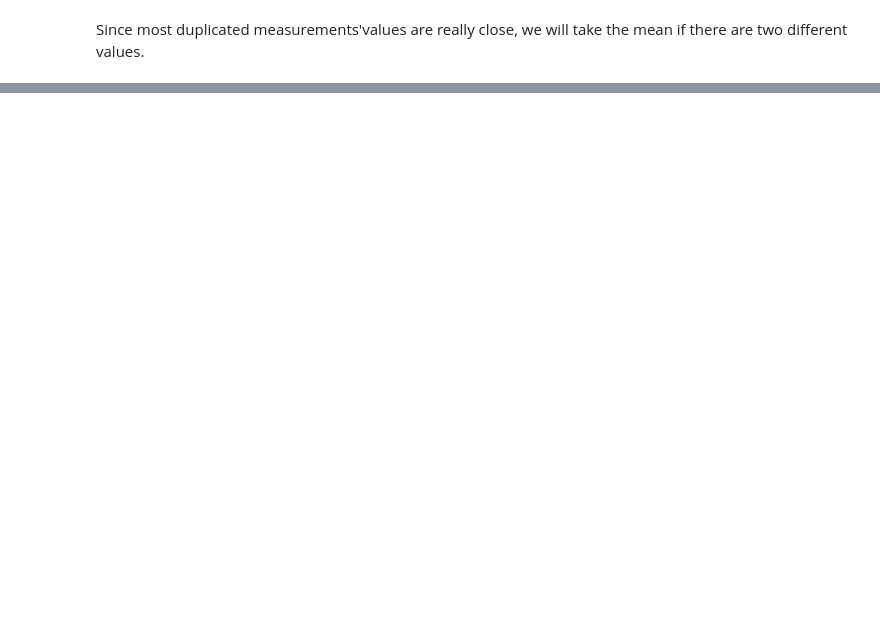
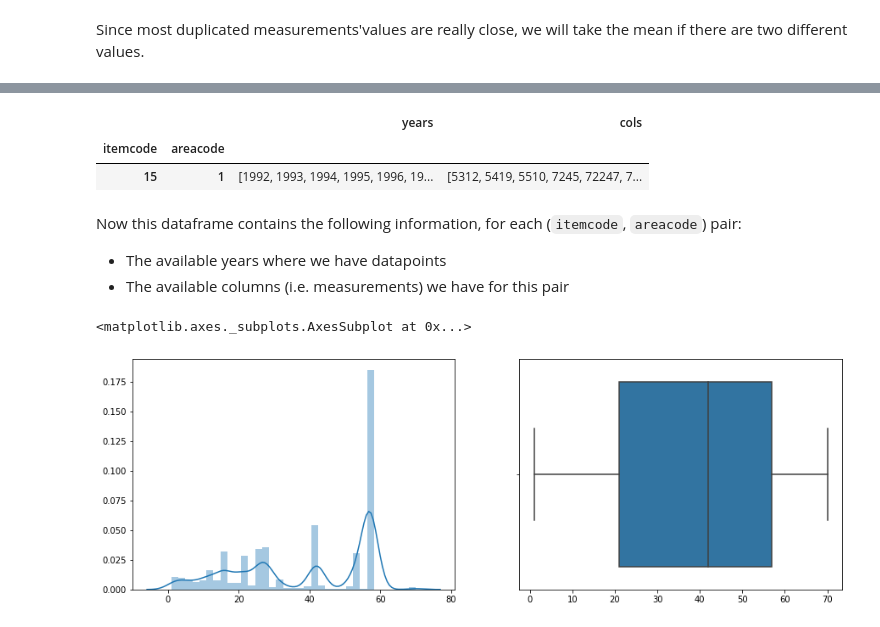
Before and after one commit to ChatPerche/ADA_Project, a Jupyter notebook: Milestone_2.ipynb, the cells around one changed output, grey strips where cells are left out. Cells and saved outputs as stored; diff of their text form; code cells hidden in the pictures; blank space fills up the shorter version.

```diff
--- a/Milestone_2.ipynb
+++ b/Milestone_2.ipynb
@@ -694,0 +653,2 @@ reshaped_df
+# %%
+reshaped_df = pd.read_pickle("data/reshaped_df.pkl")
@@ -744,0 +668,21 @@ Name: (1, 1992), dtype: float64
+# %%
+ts_stats = get_ts_stats(reshaped_df)
+# %%
+ts_stats.head(1)
+# %% [output]
+|  |  | years | cols |
+| itemcode | areacode |  |  |
+| 15 | 1 | [1992, 1993, 1994, 1995, 1996, 19... | [5312, 5419, 5510, 7245, 72247, 7... |
+# %% [markdown]
+Now this dataframe contains the following information, for each (`itemcode`, `areacode`) pair:
+- The available years where we have datapoints
+- The available columns (i.e. measurements) we have for this pair
+# %%
+length_df = ts_stats.years.apply(len)
+
+fig, ax = plt.subplots(figsize=(15, 5), ncols=2)
+sns.distplot(length_df.values, ax=ax[0])
+sns.boxplot(length_df.values, ax=ax[1])
+# %% [output]
+<matplotlib.axes._subplots.AxesSubplot at 0x...>
+[figure, added]
```
Also changed, not shown: parts of 99 cells of this notebook, 2 other files.
